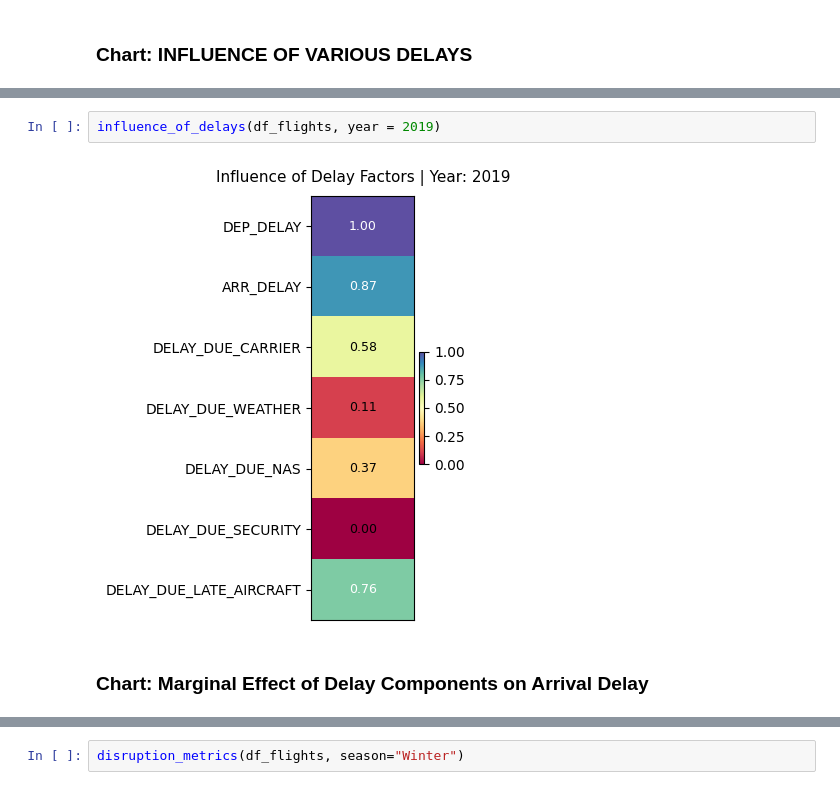
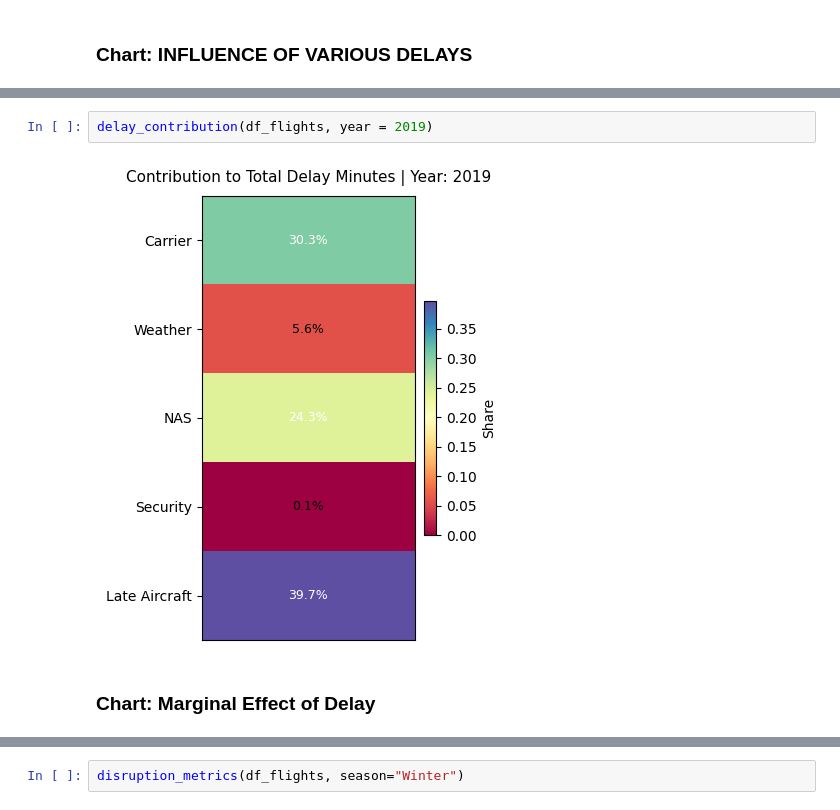
Before and after one commit to nguyenminhthuy/flights-analytics, a Jupyter notebook: py/notebooks/flights-eda.ipynb, the cells around one changed output, grey strips where cells are left out. Saved outputs shown, nothing was run; the diff lists cells and outputs as text.

```diff
--- a/py/notebooks/flights-eda.ipynb
+++ b/py/notebooks/flights-eda.ipynb
@@ -1215,10 +1267,10 @@ def influence_of_delays(df, year=None, airline=None, season=None):
     plt.tight_layout()
     plt.show()
 # %%
-influence_of_delays(df_flights, year = 2019)
+delay_contribution(df_flights, year = 2019)
 # %% [output]
-[figure, old version]
+[figure, new version]
 # %% [markdown]
-### Chart: Marginal Effect of Delay Components on Arrival Delay
+### Chart: Marginal Effect of Delay
 # %%
 def delay_factor_interaction(df, year=None, airline=None, season=None):
```
Also changed, not shown: parts of 46 cells of this notebook, 5 other files.
